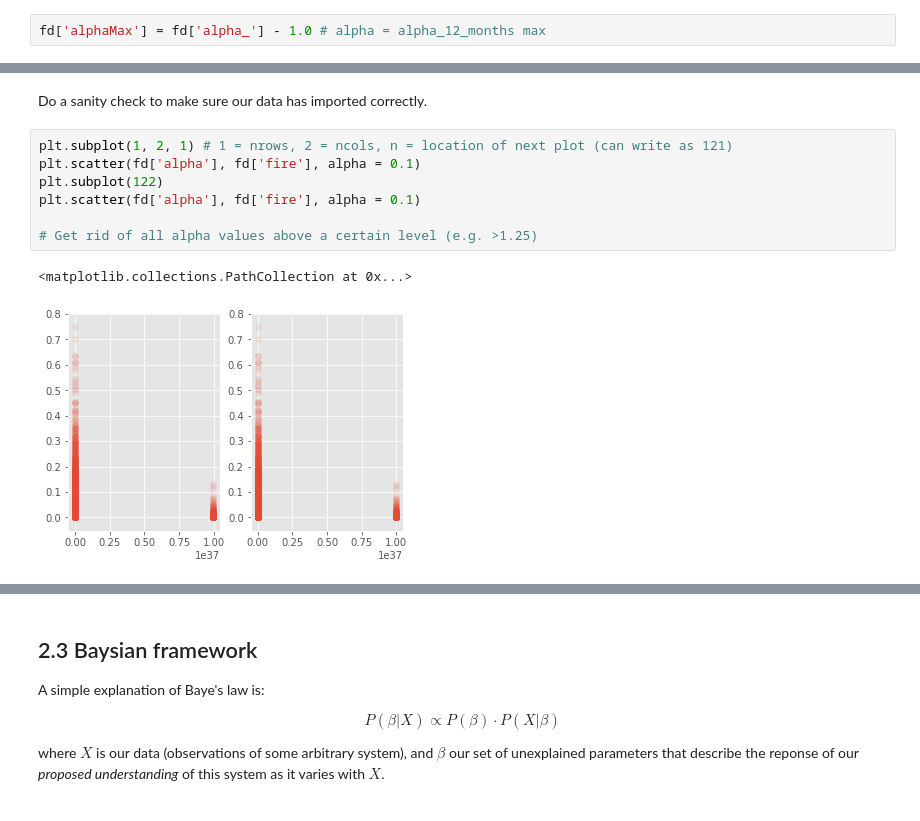
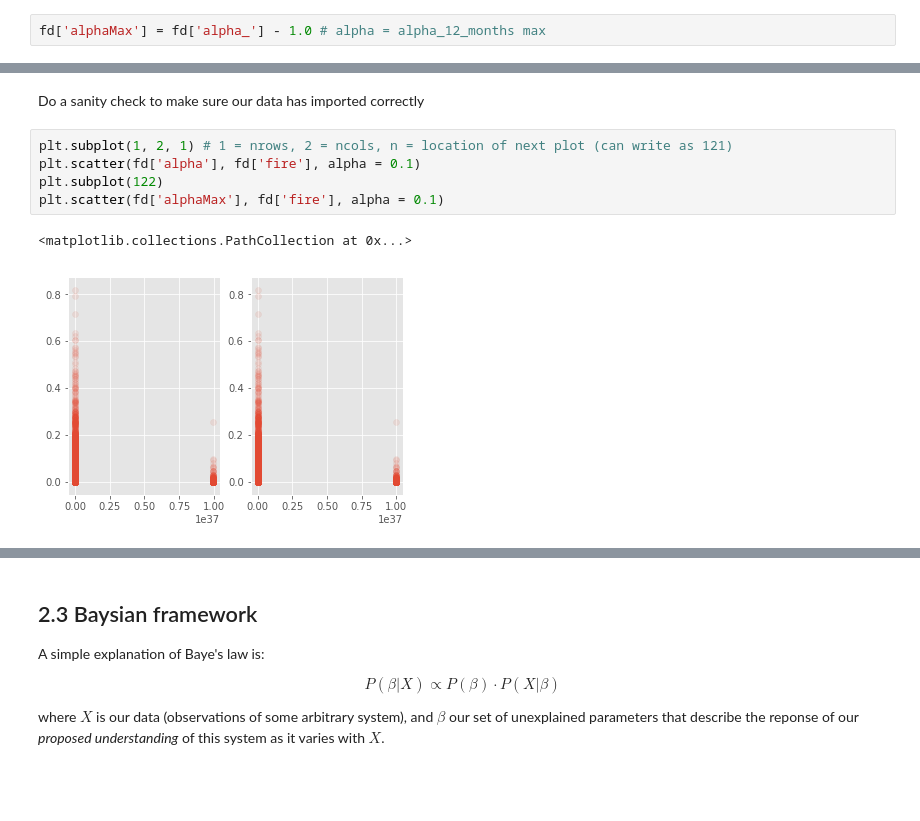
Before and after one commit to douglask3/UKESM-ConFire, a Jupyter notebook: notebooks/bayesian_inference.ipynb, the cells around one changed output, grey strips where cells are left out. Drawn from its saved outputs; the diff is of its cells as text.

Commit message:
Masked data in bayes, large values from parameters removed

```diff
--- a/notebooks/bayesian_inference.ipynb
+++ b/notebooks/bayesian_inference.ipynb
@@ -204,13 +231,10 @@ fd['alphaMax'] = fd['alpha_'] - 1.0 # alpha = alpha_12_months max
 # %% [markdown]
-
-Do a sanity check to make sure our data has imported correctly.
+Do a sanity check to make sure our data has imported correctly
 # %%
 plt.subplot(1, 2, 1) # 1 = nrows, 2 = ncols, n = location of next plot (can write as 121)
 plt.scatter(fd['alpha'], fd['fire'], alpha = 0.1)
 plt.subplot(122)
-plt.scatter(fd['alpha'], fd['fire'], alpha = 0.1)
-
-# Get rid of all alpha values above a certain level (e.g. >1.25)
+plt.scatter(fd['alphaMax'], fd['fire'], alpha = 0.1)
 # %% [output]
 <matplotlib.collections.PathCollection at 0x...>
-[figure, old version]
+[figure, new version]
```
Also changed, not shown: parts of 9 cells of this notebook.
